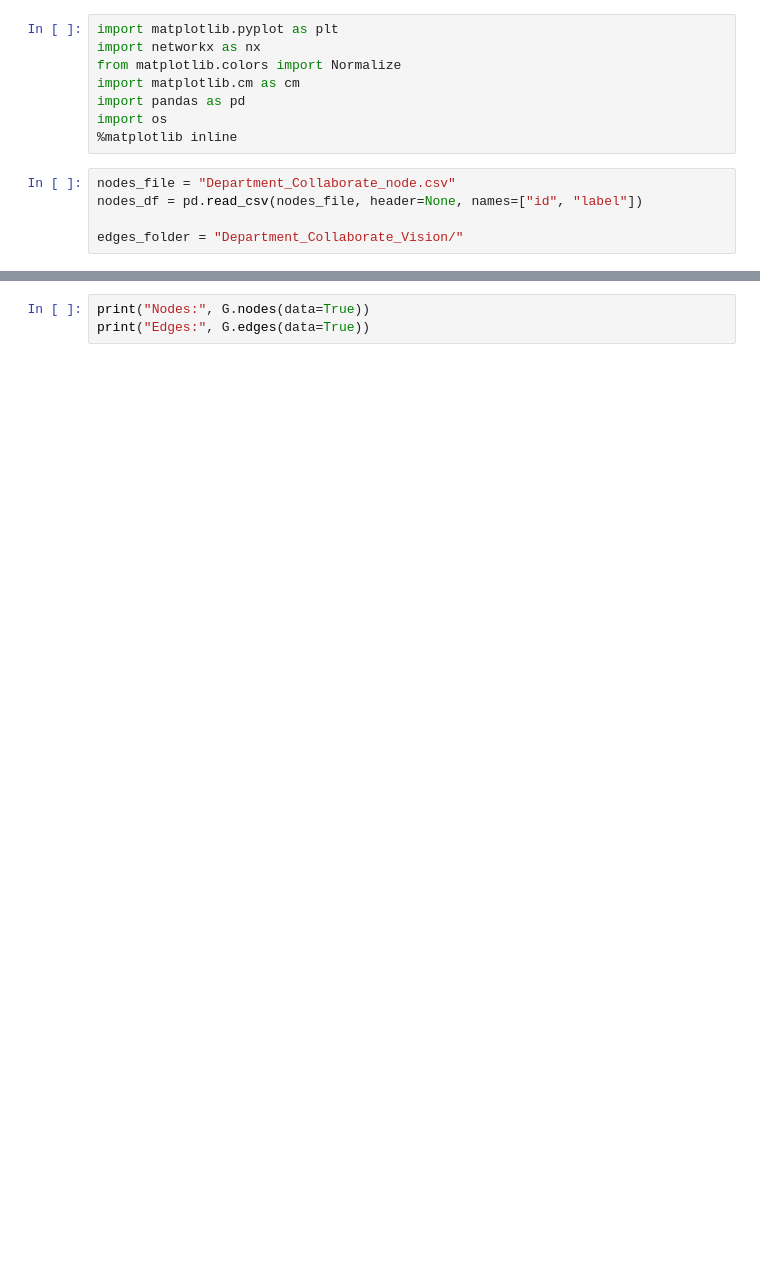
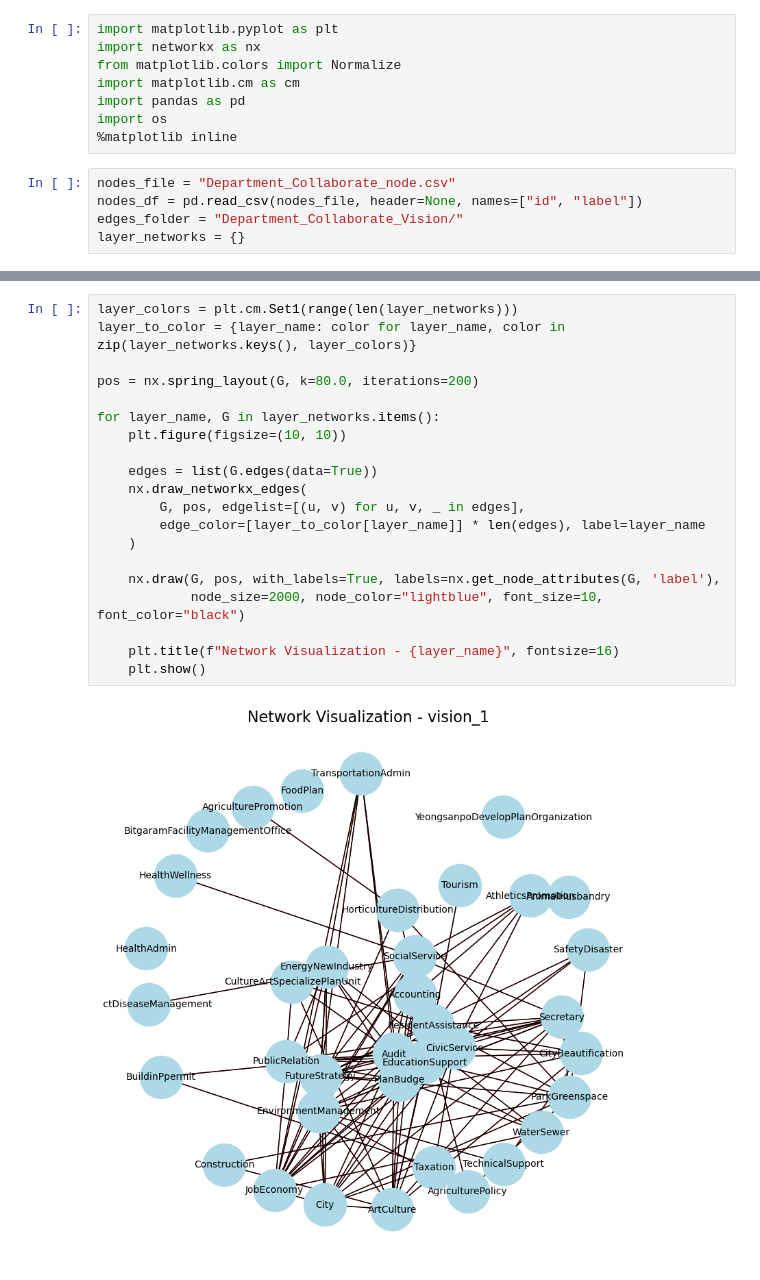
Before and after one commit to parksh5295/2024_Network_Science, a Jupyter notebook: network.ipynb, the cells around one changed output, grey strips where cells are left out. Cells and saved outputs as stored; diff of their text form; blank space fills up the shorter version.

```diff
--- a/network.ipynb
+++ b/network.ipynb
@@ -9,5 +9,5 @@ import os
 # %%
 nodes_file = "Department_Collaborate_node.csv"
 nodes_df = pd.read_csv(nodes_file, header=None, names=["id", "label"])
-
 edges_folder = "Department_Collaborate_Vision/"
+layer_networks = {}
@@ -28,3 +30,22 @@ for edge_file in os.listdir(edges_folder):
-# %%
-print("Nodes:", G.nodes(data=True))
-print("Edges:", G.edges(data=True))
+# %%
+layer_colors = plt.cm.Set1(range(len(layer_networks)))
+layer_to_color = {layer_name: color for layer_name, color in zip(layer_networks.keys(), layer_colors)}
+
+pos = nx.spring_layout(G, k=80.0, iterations=200)
+
+for layer_name, G in layer_networks.items():
+    plt.figure(figsize=(10, 10))
+
+    edges = list(G.edges(data=True))
+    nx.draw_networkx_edges(
+        G, pos, edgelist=[(u, v) for u, v, _ in edges],
+        edge_color=[layer_to_color[layer_name]] * len(edges), label=layer_name
+    )
+
+    nx.draw(G, pos, with_labels=True, labels=nx.get_node_attributes(G, 'label'),
+            node_size=2000, node_color="lightblue", font_size=10, font_color="black")
+
+    plt.title(f"Network Visualization - {layer_name}", fontsize=16)
+    plt.show()
+# %% [output]
+[figure, added]
```
Also changed, not shown: parts of 6 cells of this notebook.
